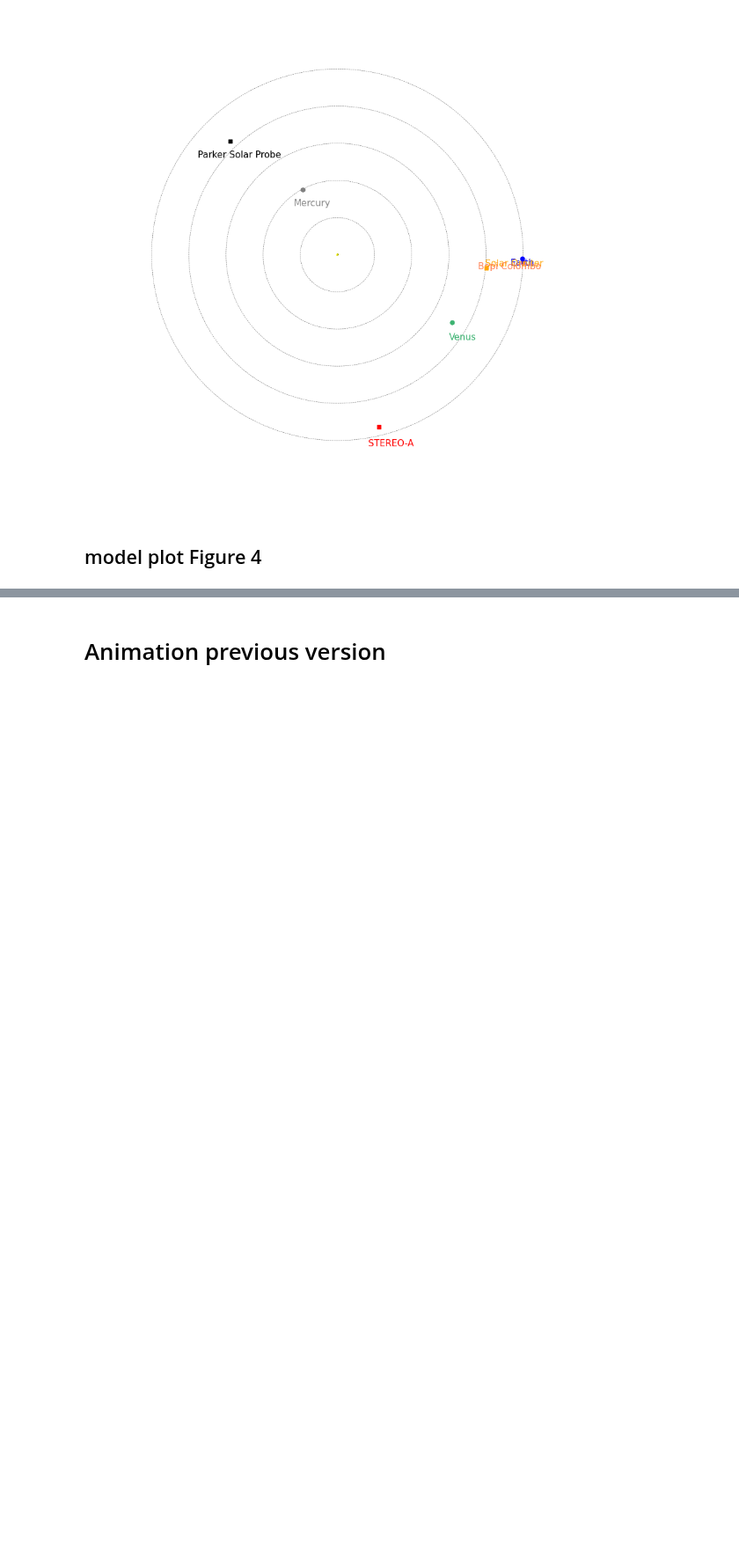
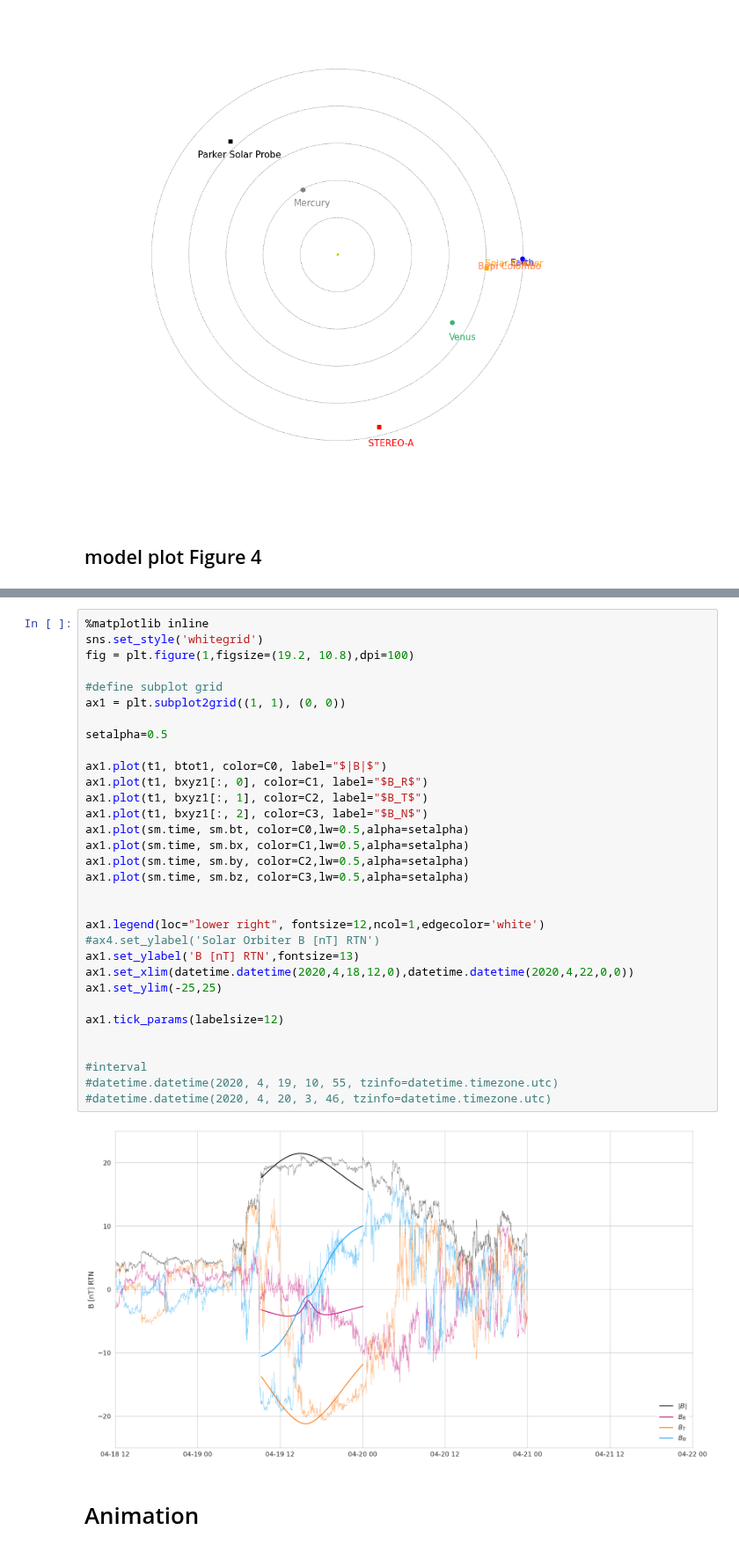
Before and after one commit to cmoestl/solar_orbiter, a Jupyter notebook: event_visuals_hci_FD.ipynb, the cells around one changed output, grey strips where cells are left out. Shown at 88% size. Cells and saved outputs as stored; diff of their text form; blank space fills up the shorter version.

```diff
--- a/event_visuals_hci_FD.ipynb
+++ b/event_visuals_hci_FD.ipynb
@@ -838,3 +899,37 @@ plt.savefig('results/forstner_2020/figure_4_3dcore_visual.png', dpi=200)#,bbox_i
+# %%
+%matplotlib inline
+sns.set_style('whitegrid')
+fig = plt.figure(1,figsize=(19.2, 10.8),dpi=100)
+
+#define subplot grid
+ax1 = plt.subplot2grid((1, 1), (0, 0))
+
+setalpha=0.5
+
+ax1.plot(t1, btot1, color=C0, label="$|B|$")
+ax1.plot(t1, bxyz1[:, 0], color=C1, label="$B_R$")
+ax1.plot(t1, bxyz1[:, 1], color=C2, label="$B_T$")
+ax1.plot(t1, bxyz1[:, 2], color=C3, label="$B_N$")
+ax1.plot(sm.time, sm.bt, color=C0,lw=0.5,alpha=setalpha)
+ax1.plot(sm.time, sm.bx, color=C1,lw=0.5,alpha=setalpha)
+ax1.plot(sm.time, sm.by, color=C2,lw=0.5,alpha=setalpha)
+ax1.plot(sm.time, sm.bz, color=C3,lw=0.5,alpha=setalpha)
+
+
+ax1.legend(loc="lower right", fontsize=12,ncol=1,edgecolor='white')
+#ax4.set_ylabel('Solar Orbiter B [nT] RTN')
+ax1.set_ylabel('B [nT] RTN',fontsize=13)
+ax1.set_xlim(datetime.datetime(2020,4,18,12,0),datetime.datetime(2020,4,22,0,0))
+ax1.set_ylim(-25,25)
+
+ax1.tick_params(labelsize=12)
+
+
+#interval
+#datetime.datetime(2020, 4, 19, 10, 55, tzinfo=datetime.timezone.utc)
+#datetime.datetime(2020, 4, 20, 3, 46, tzinfo=datetime.timezone.utc)
+# %% [output]
+[figure, added]
 # %% [markdown]
-# Animation previous version
+# Animation
 # %%
```
Also changed, not shown: parts of 6 cells of this notebook.
